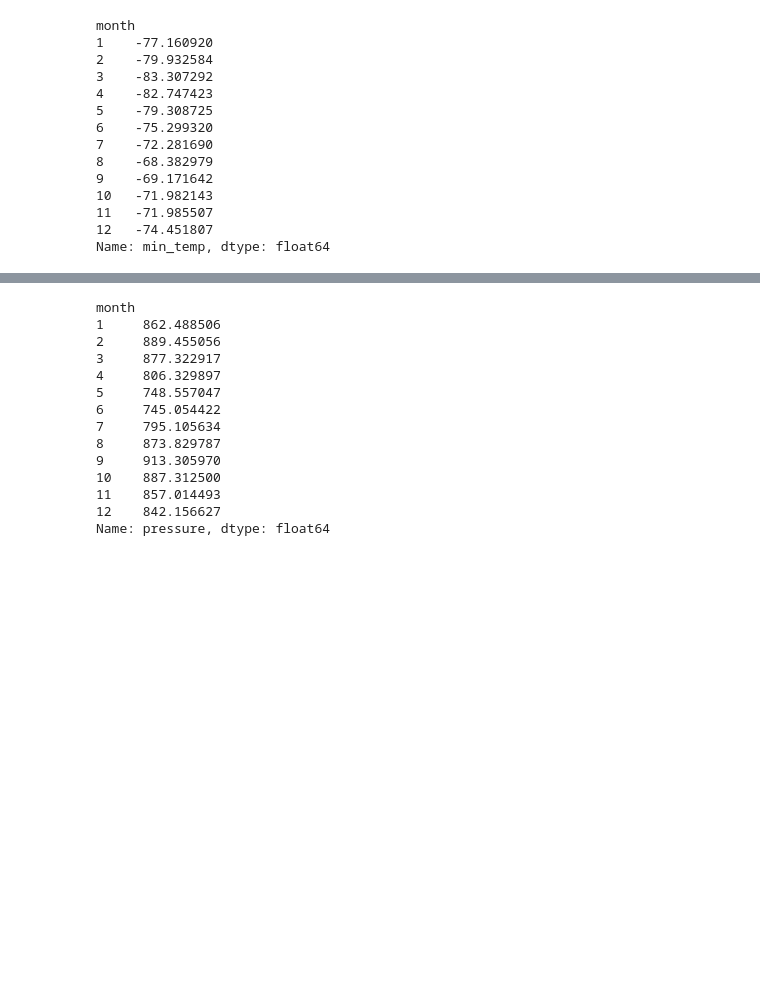
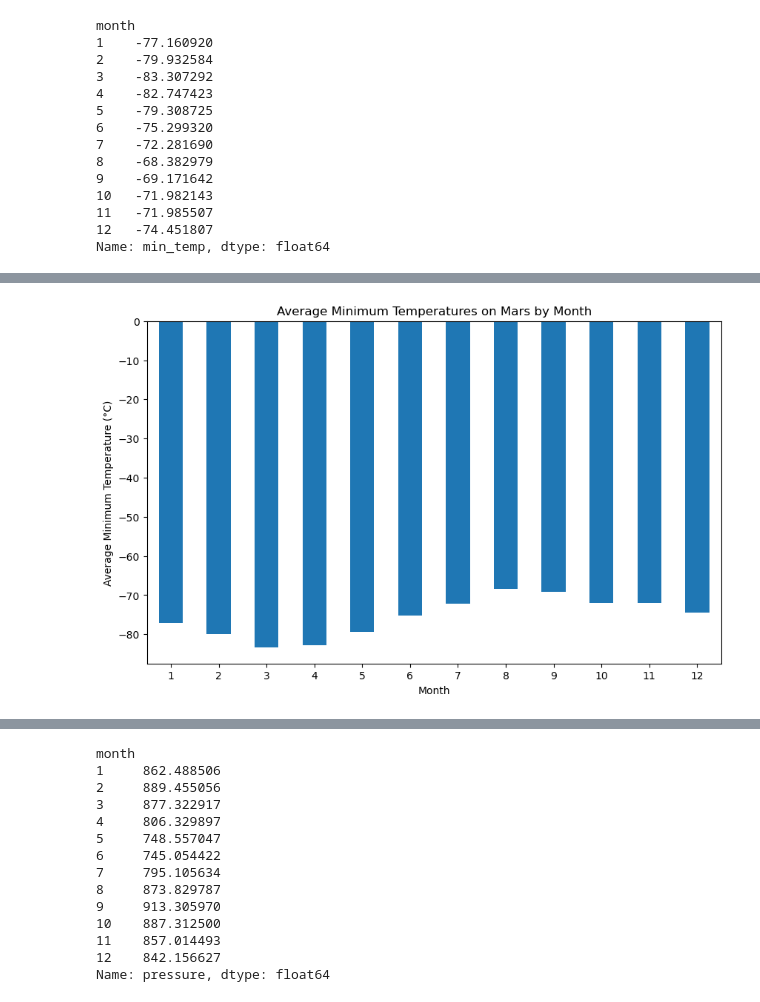
Before and after one commit to CalebCutrer/Mod_11_challenge, a Jupyter notebook: part_2_mars_weather.ipynb, the cells around one changed output, grey strips where cells are left out. Drawn from its saved outputs; the diff is of its cells as text; code cells hidden in the pictures; blank space fills up the shorter version.

```diff
--- a/part_2_mars_weather.ipynb
+++ b/part_2_mars_weather.ipynb
@@ -77,4 +94,5 @@ print(rows_list)
 # %%
 # Create a Pandas DataFrame by using the list of rows and a list of the column names
+dataframe = pd.DataFrame(rows_list, columns=headers)
 # %%
 # Confirm DataFrame was created successfully
@@ -107,2 +125,10 @@ dtype: object
+# %%
+# Change data types for data analysis
+dataframe['terrestrial_date'] = pd.to_datetime(dataframe['terrestrial_date'])
+dataframe['sol'] = dataframe['sol'].astype(int)
+dataframe['ls'] = dataframe['ls'].astype(int)
+dataframe['month'] = dataframe['month'].astype(int)
+dataframe['min_temp'] = dataframe['min_temp'].astype(float)
+dataframe['pressure'] = dataframe['pressure'].astype(float)
 # %%
 # Confirm type changes were successful by examining data types again
@@ -153,6 +185,8 @@ Name: month, dtype: int64
 1867
 # %%
 # 3. What is the average low temperature by month?
+avg_low_temp_month = dataframe.groupby('month')['min_temp'].mean()
+print(avg_low_temp_month)
 # %% [output]
 month
 1    -77.160920
@@ -178,0 +205,10 @@ Name: min_temp, dtype: float64
+# %%
+# Plot the average temperature by month
+avg_low_temp_month.plot(kind='bar', figsize=(10, 6))
+plt.xlabel('Month')
+plt.xticks(rotation = 'horizontal')
+plt.ylabel('Average Minimum Temperature (°C)')
+plt.title('Average Minimum Temperatures on Mars by Month')
+plt.show()
+# %% [output]
+[figure, added]
```
Also changed, not shown: parts of 17 cells of this notebook, 1 other file.
